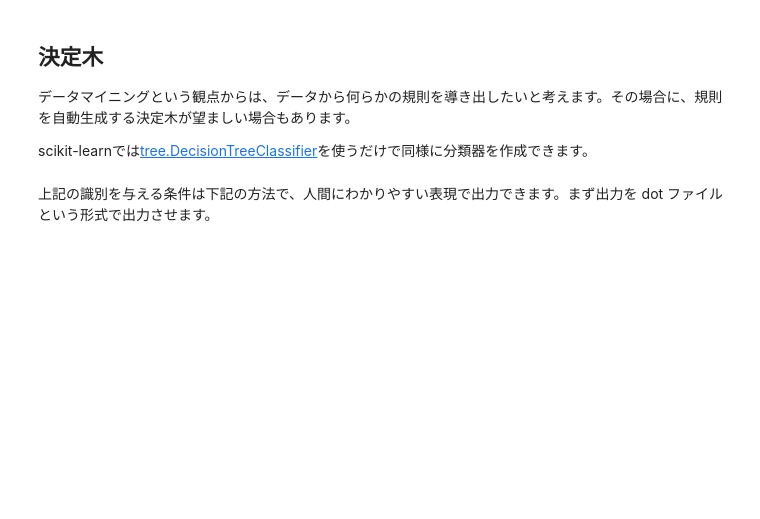
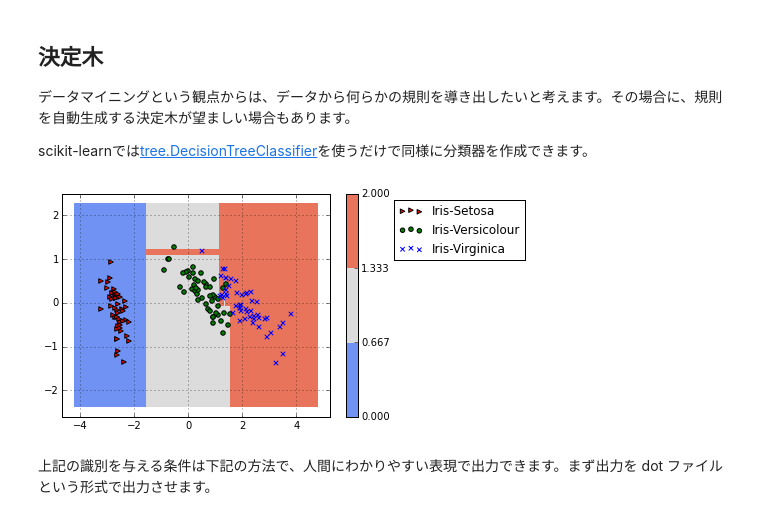
Before and after one commit to takashi-miyamoto-naviplus/spml4dm, a Jupyter notebook: 4/iris.ipynb, the cells around one changed output. Saved outputs shown, nothing was run; the diff lists cells and outputs as text; code cells hidden in the pictures; blank space fills up the shorter version.

```diff
--- a/4/iris.ipynb
+++ b/4/iris.ipynb
@@ -383,9 +448,9 @@ draw_contour_and_data(data_pca, clf)
 scikit-learnでは[tree.DecisionTreeClassifier](http://scikit-learn.org/stable/modules/generated/sklearn.tree.DecisionTreeClassifier.html)を使うだけで同様に分類器を作成できます。
 # %%
 from sklearn import tree
-clf = tree.DecisionTreeClassifier()
-clf.fit(train_data, train_target)
-draw_contour_and_data(data_pca, clf)
+draw_contour_and_data(data_pca, tree.DecisionTreeClassifier())
+# %% [output]
+[figure, added]
 # %% [markdown]
 上記の識別を与える条件は下記の方法で、人間にわかりやすい表現で出力できます。まず出力を dot ファイルという形式で出力させます。
 # %%
```
Also changed, not shown: parts of 27 cells of this notebook, 2 other files.
